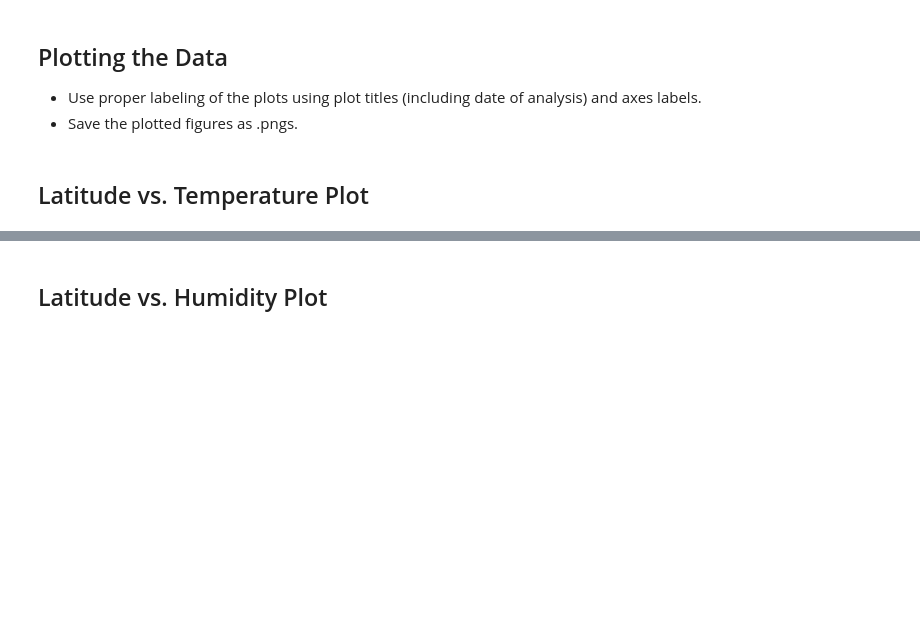
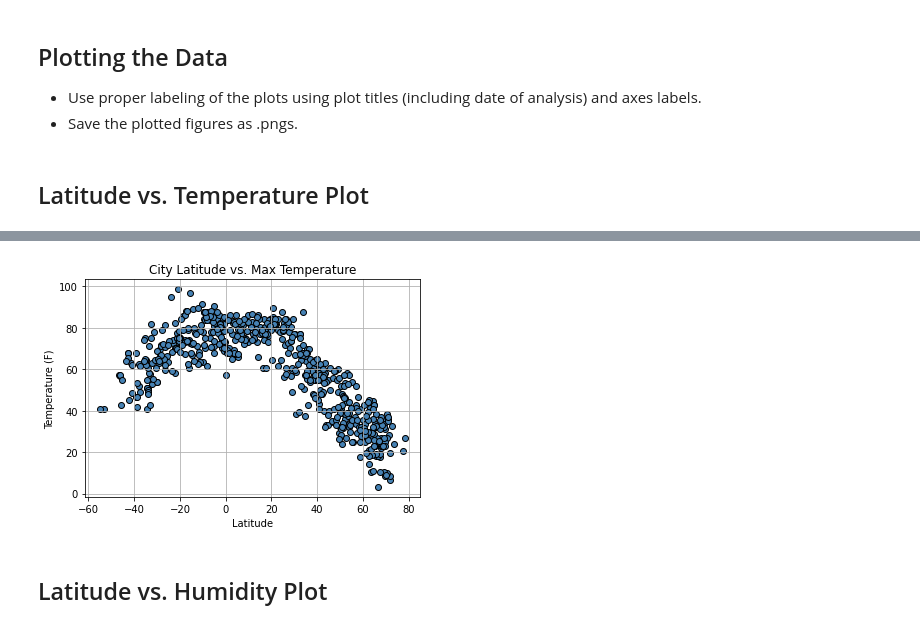
Before and after one commit to ZKeller22/UCI-Homework-Keller, a Jupyter notebook: python-api-challenge/WeatherPy/WeatherPy.ipynb, the cells around one changed output, grey strips where cells are left out. Cells and saved outputs as stored; diff of their text form; code cells hidden in the pictures; blank space fills up the shorter version.

```diff
--- a/python-api-challenge/WeatherPy/WeatherPy.ipynb
+++ b/python-api-challenge/WeatherPy/WeatherPy.ipynb
@@ -220,2 +204,19 @@ Int64Index([], dtype='int64')
+# %%
+# Build a scatter plot for each data type
+plt.scatter(city_weather["Lat"], city_weather["Max Temp"], marker="o",color ='steelblue', edgecolor='black')
+
+# Incorporate the other graph properties
+plt.title(f'City Latitude vs. Max Temperature')
+plt.ylabel("Temperature (F)")
+plt.xlabel("Latitude")
+plt.grid(True)
+
+# Save the figure
+plt.savefig("../output_data/Fig1.png")
+
+# Show plot
+plt.show()
+# %% [output]
+[figure, added]
 # %% [markdown]
 ## Latitude vs. Humidity Plot
```
Also changed, not shown: parts of 12 cells of this notebook, 3 other files.
